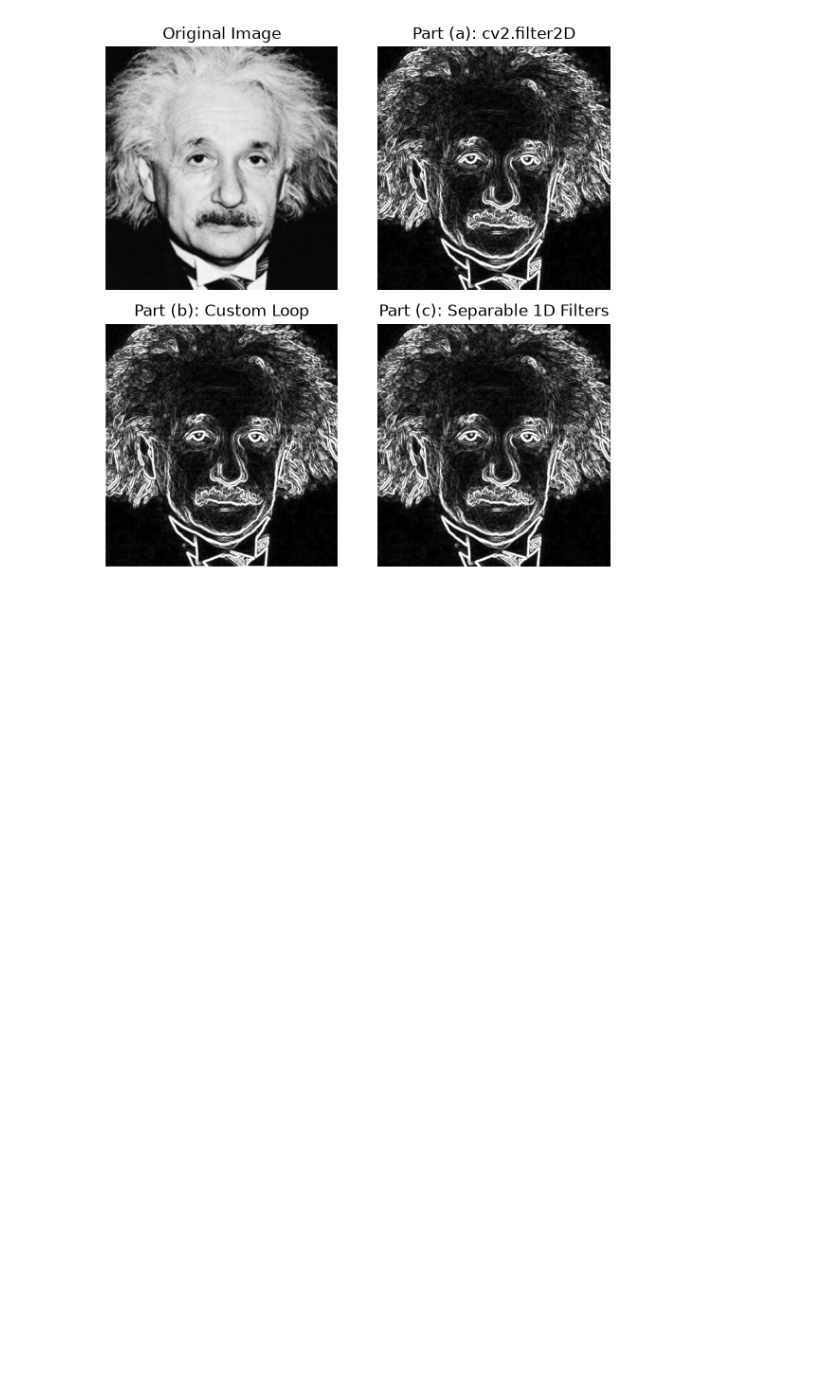
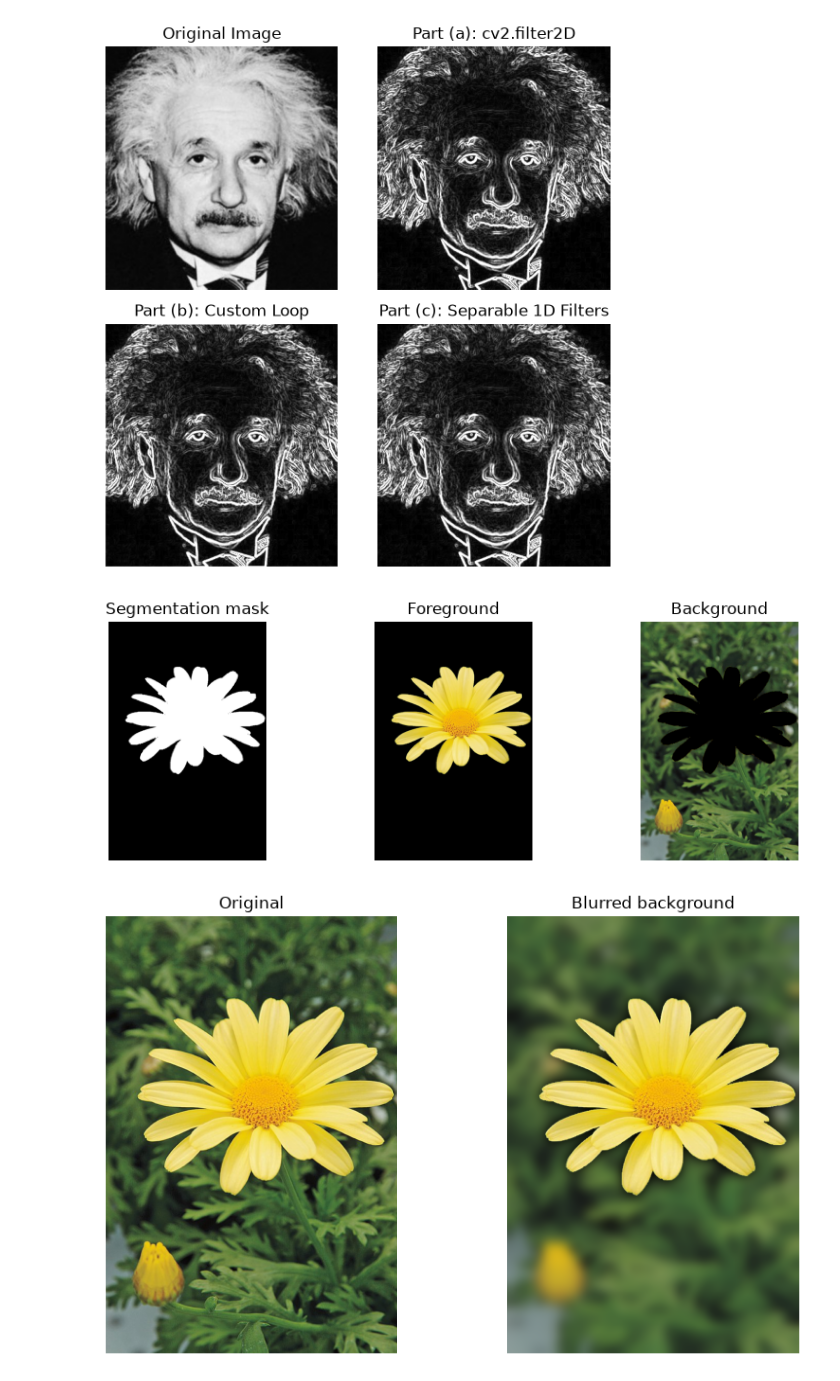
Before and after one commit to Isira-Himal-Perera/EN3160-Image-Processing-and-Computer-Vision, a Jupyter notebook: assignment-01/230486A_a01.ipynb, the cells around one changed output. Drawn from its saved outputs; the diff is of its cells as text; code cells hidden in the pictures; blank space fills up the shorter version.

```diff
--- a/assignment-01/230486A_a01.ipynb
+++ b/assignment-01/230486A_a01.ipynb
@@ -424,3 +426,44 @@ plt.tight_layout()
 plt.show()
 # %% [output]
 [figure]
+# %%
+im = cv.imread("images/daisy.jpg")
+H, W, C = im.shape
+
+mask = np.zeros((H, W), np.uint8)
+bgd_model = np.zeros((1, 65), np.float64)
+fgd_model = np.zeros((1, 65), np.float64)
+
+rect = (int(W * 0.03), int(H * 0.1), int(W * 0.97), int(H * 0.6))
+
+cv.grabCut(im, mask, rect, bgd_model, fgd_model, 5, cv.GC_INIT_WITH_RECT)
+binary_mask = np.where((mask == 2) | (mask == 0), 0, 1).astype(np.uint8)
+
+foreground = im * binary_mask[:, :, None]
+background = im * (1 - binary_mask[:, :, None])
+
+fig, axes = plt.subplots(1, 3, figsize=(9, 3))
+axes[0].imshow(binary_mask, cmap='gray'); axes[0].set_title("Segmentation mask"); axes[0].axis('off')
+axes[1].imshow(cv.cvtColor(foreground, cv.COLOR_BGR2RGB)); axes[1].set_title("Foreground"); axes[1].axis('off')
+axes[2].imshow(cv.cvtColor(background, cv.COLOR_BGR2RGB)); axes[2].set_title("Background"); axes[2].axis('off')
+plt.tight_layout(); plt.show()
+
+def blur_background(img, binary_mask, ksize=31):
+    """
+    Blurs the masked-out background (foreground zeroed to black first) -- the natural
+    first implementation, and the one that produces the dark-halo artifact discussed below.
+    """
+    bg_only = img * (1 - binary_mask[:, :, None])
+    blurred_bg = cv.GaussianBlur(bg_only, (ksize, ksize), 0)
+    fg = img * binary_mask[:, :, None]
+    return (fg + blurred_bg * (1 - binary_mask[:, :, None])).astype(np.uint8)
+
+enhanced = blur_background(im, binary_mask, ksize=71)
+
+fig, axes = plt.subplots(1, 2, figsize=(9, 5))
+axes[0].imshow(cv.cvtColor(im, cv.COLOR_BGR2RGB)); axes[0].set_title("Original"); axes[0].axis('off')
+axes[1].imshow(cv.cvtColor(enhanced, cv.COLOR_BGR2RGB)); axes[1].set_title("Blurred background"); axes[1].axis('off')
+plt.tight_layout(); plt.show()
+# %% [output]
+[figure, added]
+[figure, added]
```
Also changed, not shown: parts of 2 cells of this notebook, 2 other files.
